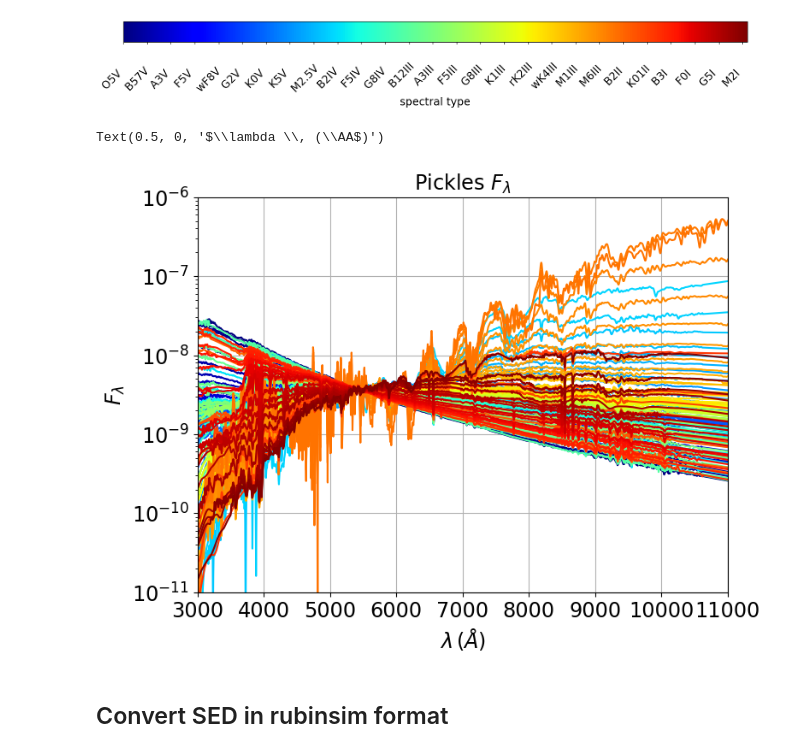
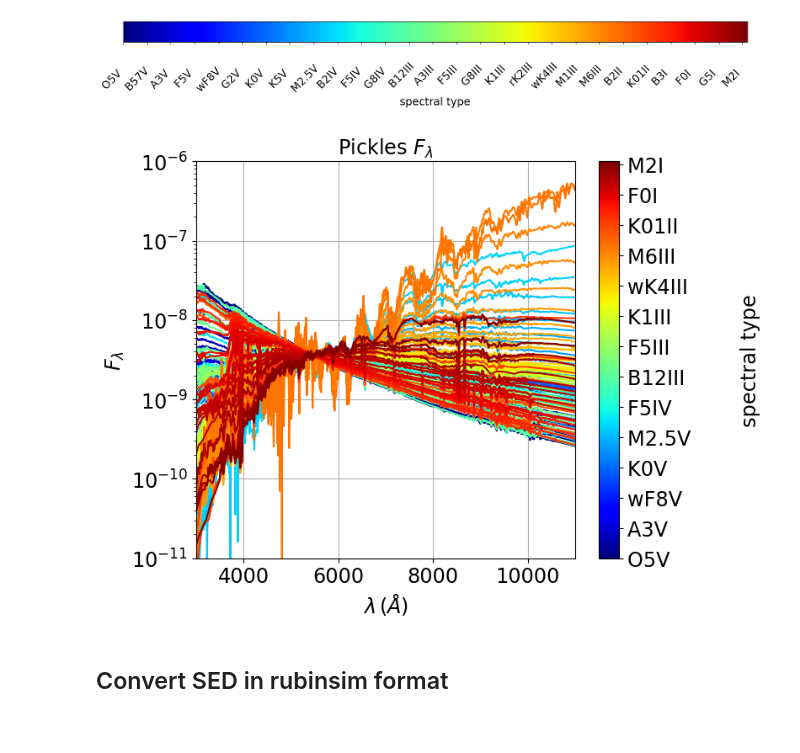
Before and after one commit to sylvielsstfr/RubinLSSTPhotometricCorrTuto, a Jupyter notebook: notebooks/06_SEDPicklesColors/ComputeMagnitudesPickles_auxtelSDSSfilters.ipynb, the cells around one changed output. Saved outputs shown, nothing was run; the diff lists cells and outputs as text; code cells hidden in the pictures.

```diff
--- a/notebooks/06_SEDPicklesColors/ComputeMagnitudesPickles_auxtelSDSSfilters.ipynb
+++ b/notebooks/06_SEDPicklesColors/ComputeMagnitudesPickles_auxtelSDSSfilters.ipynb
@@ -308,24 +308,41 @@ plt.show()
 # %%
 fig,ax = plt.subplots(1,1,figsize=(8,6))
 for index in np.arange(NSED):
     filename = df_pickle.loc[index,"FILENAME"].strip()+".fits"
     fullfilename = os.path.join(seddir_uvk,filename)
     hdul = fits.open(fullfilename)
     dff = pd.DataFrame(hdul[1].data)
     if index <= 103 or index >= 105:
         ax.plot(dff.WAVELENGTH,dff.FLUX,color=all_colors[index])
 ax.set_yscale('log')
 ax.set_xlim(3000.,11000)
 ax.set_ylim(1e-11,1e-6)
 ax.grid()
 ax.set_title("Pickles $F_\lambda$")
 ax.set_ylabel("$F_\lambda$")
 ax.set_xlabel("$\lambda \, (\AA$)")
 #plt.colorbar(ax.collections[0],ax=ax,orientation = 'horizontal',shrink=0.8)
 #ax.collections[-1].colorbar
+
+
+#cbar= fig.colorbar(cm.ScalarMappable(norm=norm, cmap="jet"), ax=ax)
+cbar =fig.colorbar(mpl.cm.ScalarMappable(norm=norm, cmap=cmap),ax=ax, orientation='vertical', label='spectral type')
+
+#cbar = plt.colorbar(ax.collections[0],ax=ax)
+#cbar.ax.set_ylabel('spectral type', rotation=90)
+
+labels = [item.get_text() for item in cbar.ax.get_yticklabels()]
+cbar.ax.locator_params(axis='y', nbins=2*len(labels))
+labels = [item.get_text() for item in cbar.ax.get_yticklabels()]
+
+Nlabels = len(labels)
+for ilab in range(0,Nlabels-1):
+    the_label = int(labels[ilab])
+    labels[ilab] = df_pickle.loc[the_label,"SPTYPE"]
+cbar.ax.set_yticklabels(labels,rotation=0);
+plt.tight_layout()
 # %% [output]
-Text(0.5, 0, '$\\lambda \\, (\\AA$)')
-[figure, old version]
+[figure, new version]
 # %% [markdown]
 ## Convert SED in rubinsim format
 # %%
```
Also changed, not shown: parts of 2 cells of this notebook, 4 other files.
